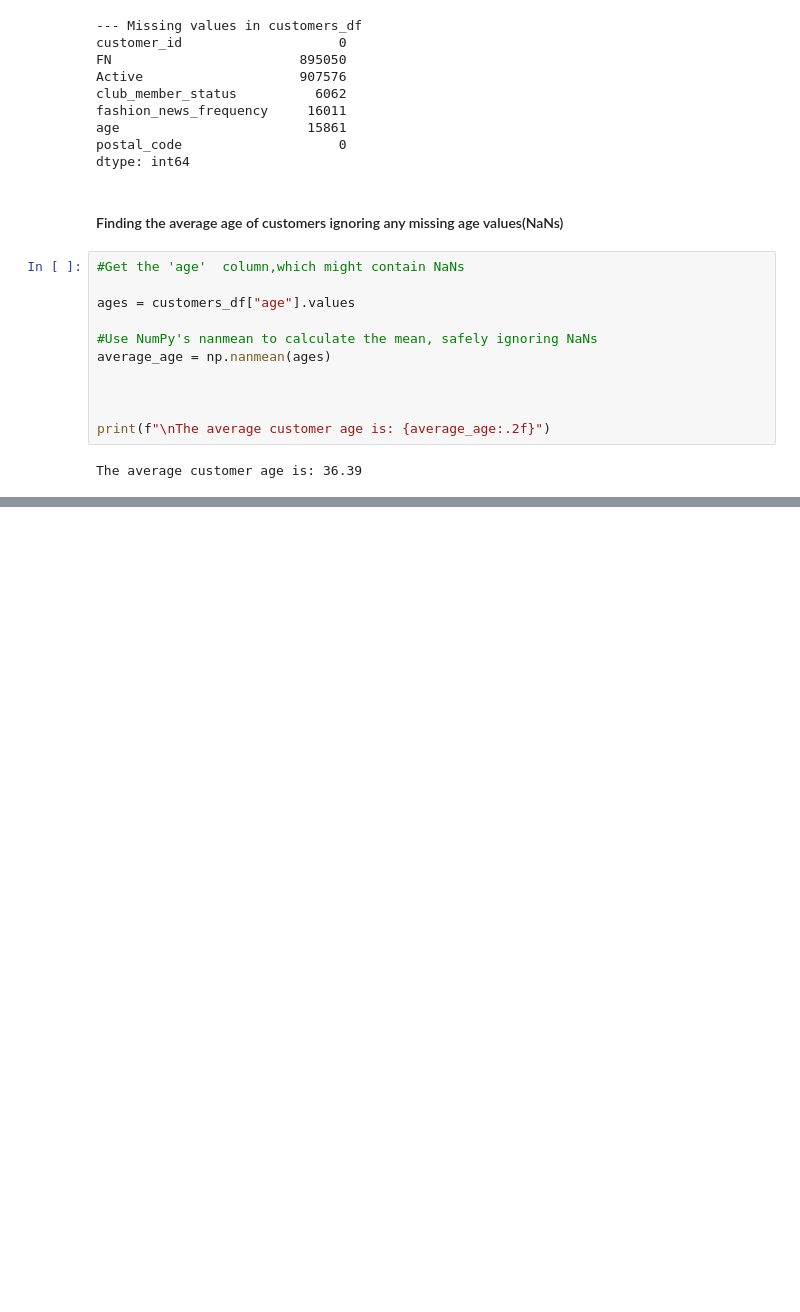
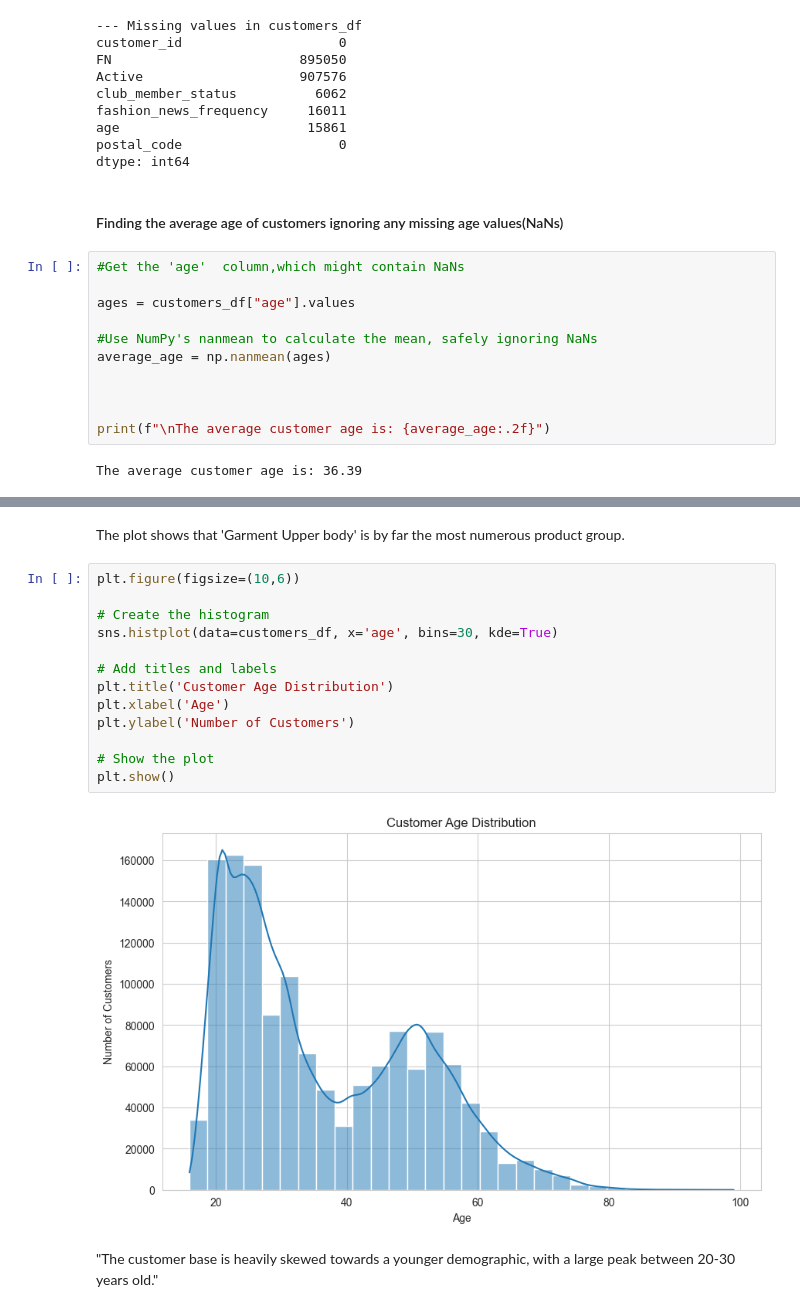
Before and after one commit to Damitan-dev/AI--Fashion-Recommender-2.0, a Jupyter notebook: notebooks/01-initial-data-exploration.ipynb, the cells around one changed output, grey strips where cells are left out. Saved outputs shown, nothing was run; the diff lists cells and outputs as text; blank space fills up the shorter version.

```diff
--- a/notebooks/01-initial-data-exploration.ipynb
+++ b/notebooks/01-initial-data-exploration.ipynb
@@ -103,0 +132,19 @@ The average customer age is: 36.39
+# %% [markdown]
+The plot shows that 'Garment Upper body' is by far the most numerous product group.
+# %%
+plt.figure(figsize=(10,6))
+
+# Create the histogram
+sns.histplot(data=customers_df, x='age', bins=30, kde=True)
+
+# Add titles and labels
+plt.title('Customer Age Distribution')
+plt.xlabel('Age')
+plt.ylabel('Number of Customers')
+
+# Show the plot
+plt.show()
+# %% [output]
+[figure, added]
+# %% [markdown]
+"The customer base is heavily skewed towards a younger demographic, with a large peak between 20-30 years old."
```
Also changed, not shown: parts of 4 cells of this notebook, 3 other files.
